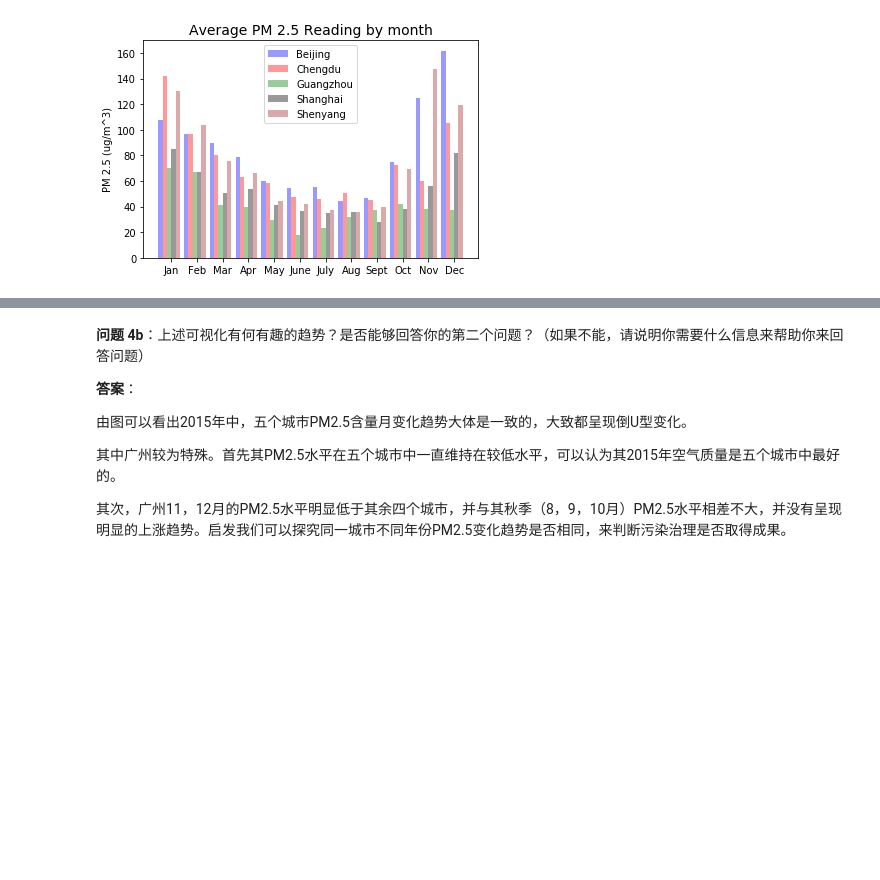
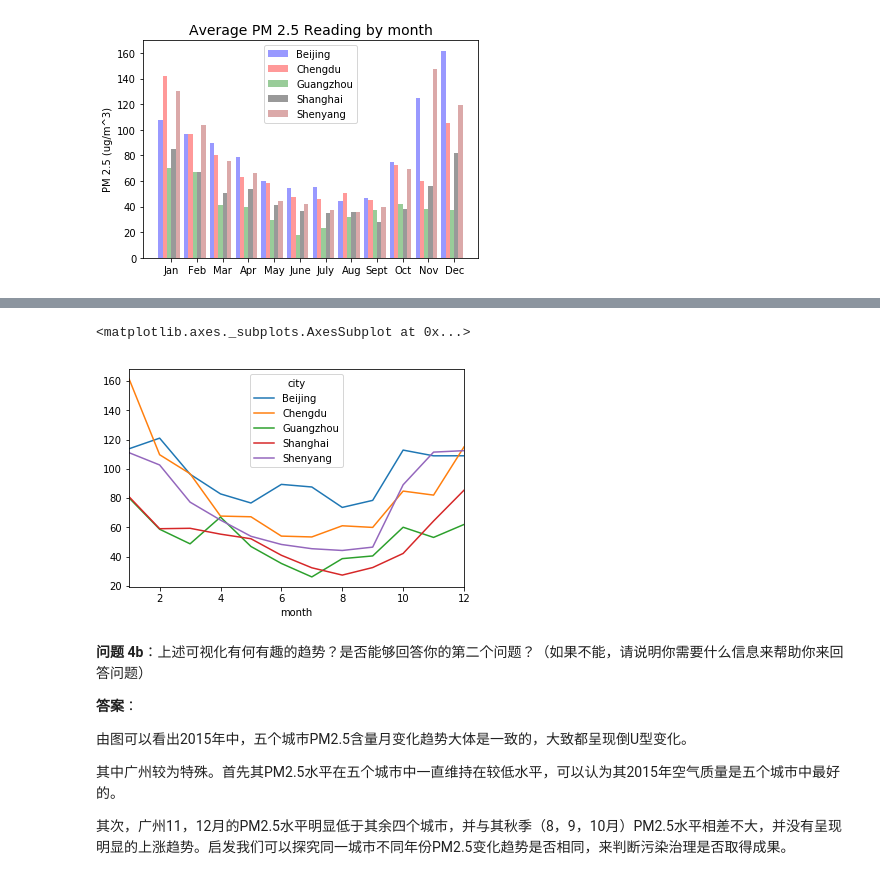
Before and after one commit to leapoldzhu/Data-Analysis, a Jupyter notebook: PM2.5/pm25project.ipynb, the cells around one changed output, grey strips where cells are left out. Cells and saved outputs as stored; diff of their text form; code cells hidden in the pictures; blank space fills up the shorter version.

```diff
--- a/PM2.5/pm25project.ipynb
+++ b/PM2.5/pm25project.ipynb
@@ -544,3 +554,9 @@ plt.show()
+# %%
+# a better choice
+df_all_cities.groupby(["month","city"]).PM_US_Post.mean().unstack().plot(kind = "line")
+# %% [output]
+<matplotlib.axes._subplots.AxesSubplot at 0x...>
+[figure, added]
 # %% [markdown]
 **问题 4b**：上述可视化有何有趣的趋势？是否能够回答你的第二个问题？（如果不能，请说明你需要什么信息来帮助你来回答问题）
 
```
Also changed, not shown: parts of 4 cells of this notebook, 1 other file.
